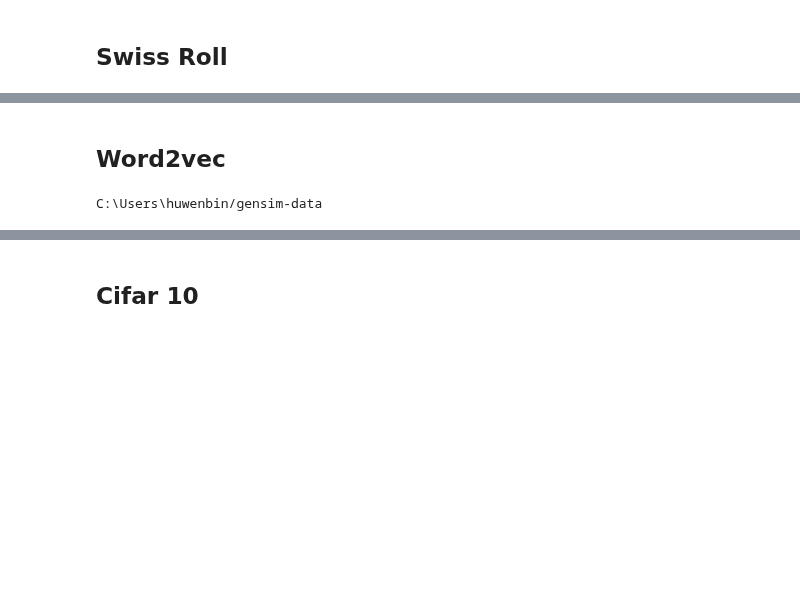
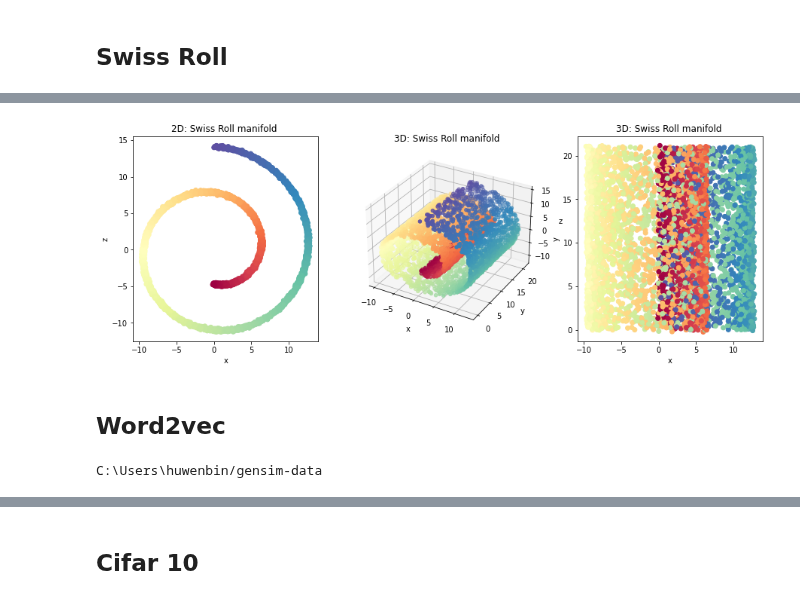
Before and after one commit to HUWENBIN2024/ML_Crowd_Modeling_and_Simulation, a Jupyter notebook: final_proj/src/vae.ipynb, the cells around one changed output, grey strips where cells are left out. Cells and saved outputs as stored; diff of their text form; code cells hidden in the pictures; blank space fills up the shorter version.

```diff
--- a/final_proj/src/vae.ipynb
+++ b/final_proj/src/vae.ipynb
@@ -31,8 +21,18 @@ ep:  11 , train loss:  2.2198271484375 , val loss:  72.01672916666666
+# %%
+latent_data = vae.encoder(train_data)
+plot_swiss_roll(nr_samples, train_data, train_time, latent_data)
+# %% [output]
+[figure, added]
 # %% [markdown]
 ## Word2vec
-# %%
-train_loader, val_loader, test_loader = get_word2vec_data_loader(split=[10000, 1000, 1000], seed=3407, batch_size=32)
-# %% [output]
-C:\Users\huwenbin/gensim-data
+# %%
+# this may takes 1 min.
+nr_samples = 5000
+loader, embedding, words = get_word2vec_data(split=[nr_samples, 1000, 1000], seed=3407, batch_size=32)
+train_loader, val_loader, test_loader = loader
+train_embeddings, val_embeddings, test_embeddings = embedding
+train_words, val_words, test_words = words
+# %% [output]
+C:\Users\huwenbin/gensim-data
 # %%
 vae = VAE(input_dimension=300, hidden_dims=256, latent_dims=2)
```
Also changed, not shown: parts of 9 cells of this notebook, 4 other files.
